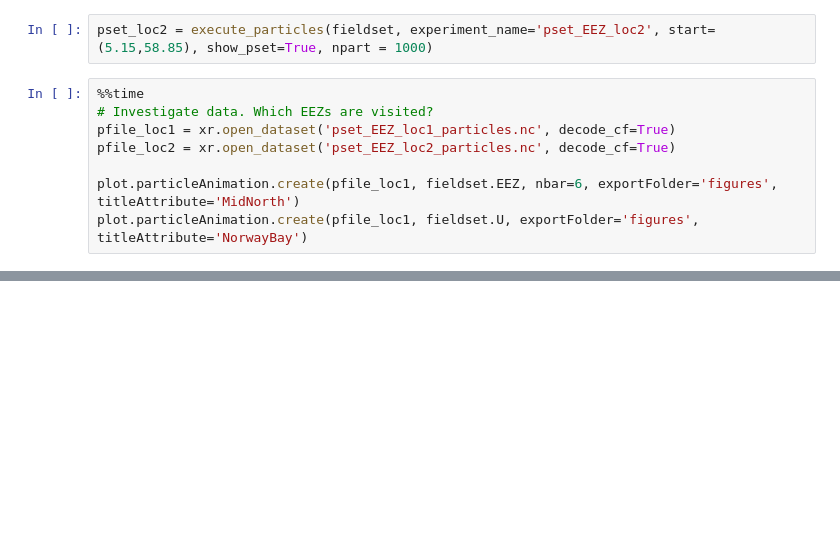
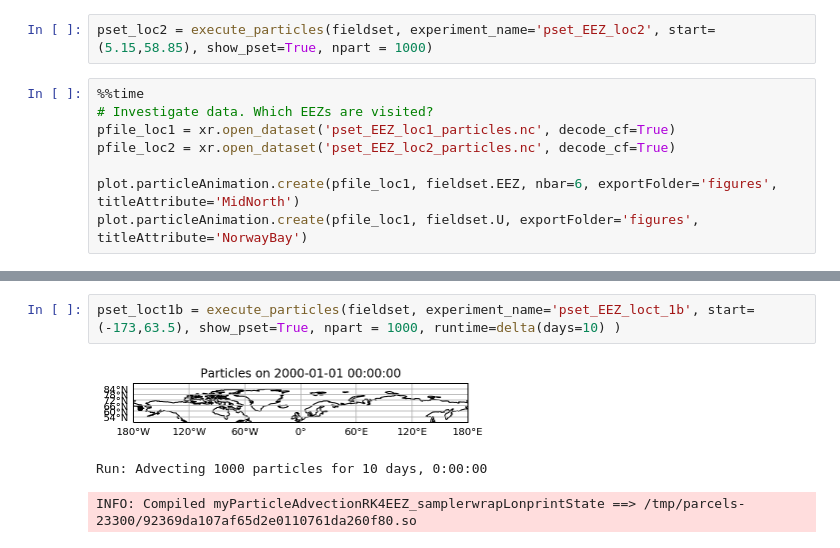
Before and after one commit to daanreijnders/arctic-connectivity, a Jupyter notebook: EEZ/EEZ.ipynb, the cells around one changed output, grey strips where cells are left out. Cells and saved outputs as stored; diff of their text form; blank space fills up the shorter version.

```diff
--- a/EEZ/EEZ.ipynb
+++ b/EEZ/EEZ.ipynb
@@ -147,0 +166,6 @@ pfile_loct_1.close()
+# %%
+pset_loct1b = execute_particles(fieldset, experiment_name='pset_EEZ_loct_1b', start=(-173,63.5), show_pset=True, npart = 1000, runtime=delta(days=10) )
+# %% [output]
+[figure, added]
+Run: Advecting 1000 particles for 10 days, 0:00:00
+INFO: Compiled myParticleAdvectionRK4EEZ_samplerwrapLonprintState ==> /tmp/parcels-23300/92369da107af65d2e0110761da260f80.so
```
Also changed, not shown: parts of 14 cells of this notebook, 2 other files.
